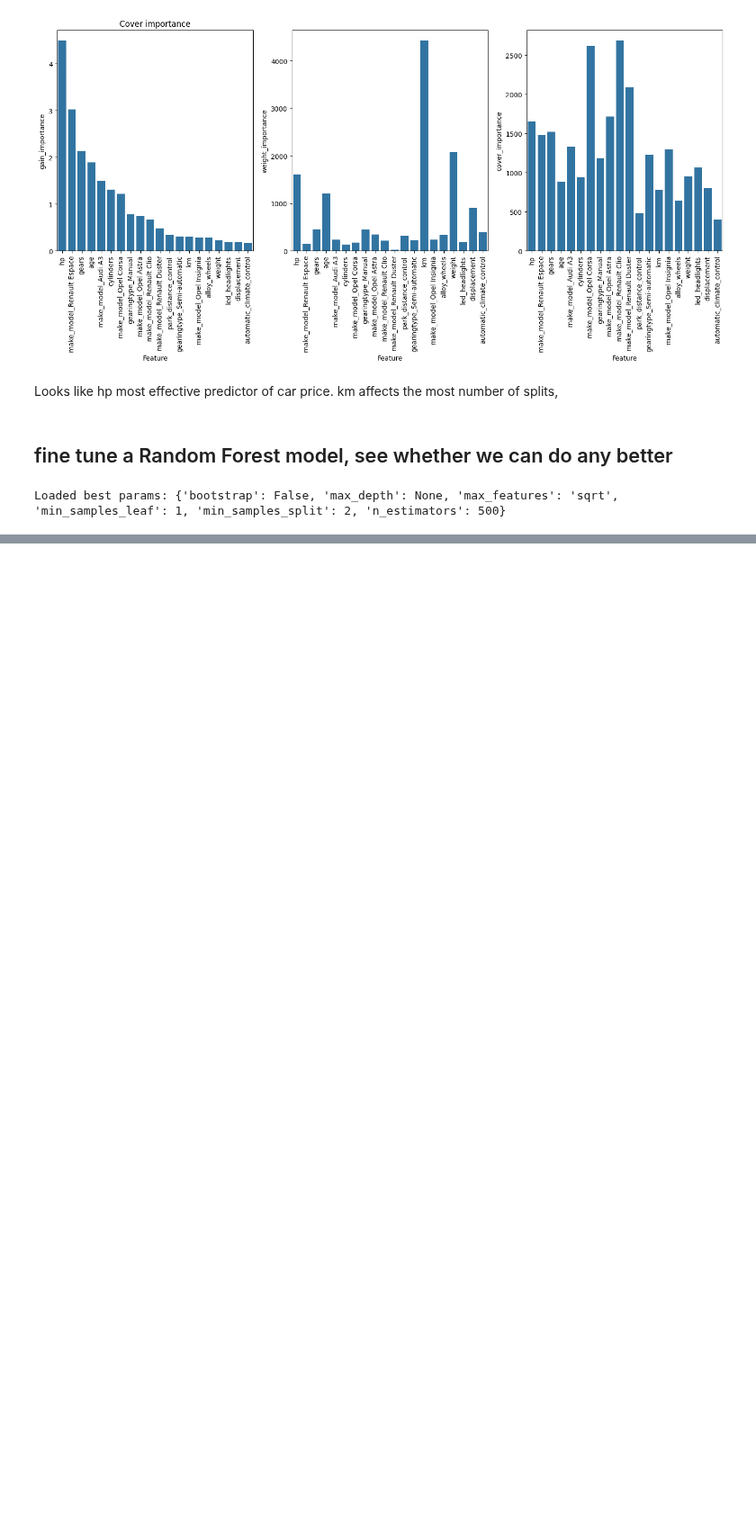
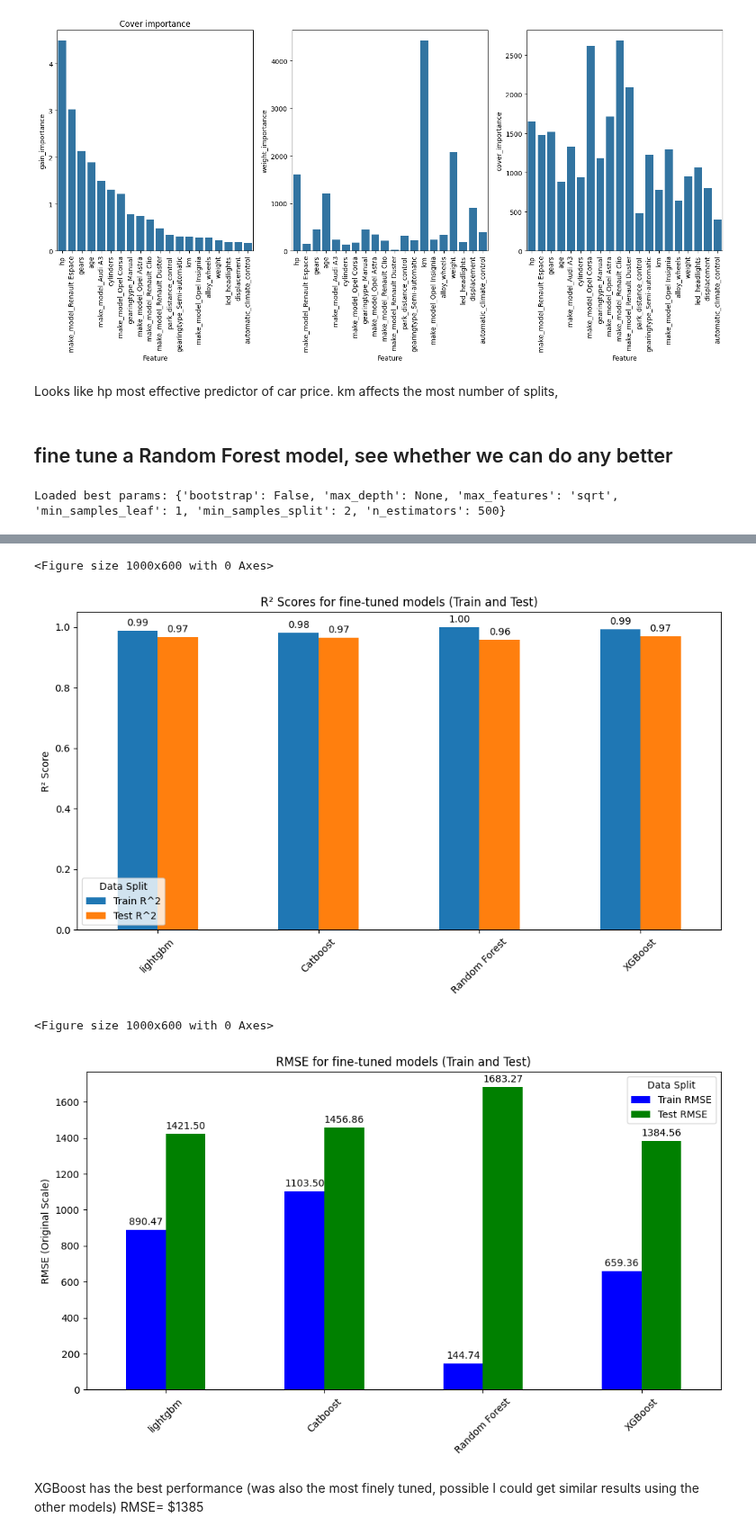
Before and after one commit to balintstewart77/magnimind-assignments, a Jupyter notebook: Auto_scout/auto_scout_part6_estimators.ipynb, the cells around one changed output, grey strips where cells are left out. Shown at 90% size. Cells and saved outputs as stored; diff of their text form; code cells hidden in the pictures; blank space fills up the shorter version.

```diff
--- a/Auto_scout/auto_scout_part6_estimators.ipynb
+++ b/Auto_scout/auto_scout_part6_estimators.ipynb
@@ -589,7 +580,8 @@ if run_gridsearch:
 Loaded best params: {'bootstrap': False, 'max_depth': None, 'max_features': 'sqrt', 'min_samples_leaf': 1, 'min_samples_split': 2, 'n_estimators': 500}
 # %%
 #instantiate model with opimised params
-rf_model_ft = RandomForestRegressor(bootstrap = False, max_depth = None, max_features= 'sqrt', min_samples_leaf = 1, min_samples_split = 2, n_estimators = 500)
+rf_model_ft = RandomForestRegressor(bootstrap = False, max_depth = None, max_features= 'sqrt',
+                                    min_samples_leaf = 1, min_samples_split = 2, n_estimators = 500, random_state = 42)
 
 # train the model
 rf_model_ft.fit(X_train, y_train_log)
@@ -615,3 +607,6 @@ results = {
         'Train RMSE':train_RMSE,
         'Test RMSE': test_RMSE
     }
+
+rf_tuned_results = pd.DataFrame(results, index=['Random Forest'])
+rf_tuned_results
@@ -632,0 +780,6 @@ Best Hyperparameters: {'bootstrap': False, 'max_depth': None, 'max_features': 's
+# %%
+# Compare fine-tuned models performance scores
+fine_tuned_results = pd.concat([lightgbm_tuned_results,
+                               catboost_tuned_results,
+                               rf_tuned_results,
+                               XGB_tuned], axis = 0)
@@ -632,0 +794,42 @@ Best Hyperparameters: {'bootstrap': False, 'max_depth': None, 'max_features': 's
+# %%
+# Draw barplots of the RMSE scores for each of the fine tuned models
+# Create a DataFrame for R2 and RMSE metrics only
+r2_df = fine_tuned_results[['Train R^2', 'Test R^2']]
+rmse_df = fine_tuned_results[['Train RMSE', 'Test RMSE']]
+# %%
+# Plot for R2 scores
+plt.figure(figsize=(10, 6))
+ax = r2_df.plot(kind='bar', figsize=(10, 6))
+plt.title('R² Scores for fine-tuned models (Train and Test)')
+plt.ylabel('R² Score')
+plt.xticks(rotation=45)
+plt.legend(title="Data Split")
+plt.tight_layout()  # To ensure labels don't overlap
+
+# Annotate values on top of the bars
+for p in ax.patches:
+    ax.annotate(f'{p.get_height():.2f}', (p.get_x() + p.get_width() / 2., p.get_height()),
+                ha='center', va='baseline', xytext=(0, 5), textcoords='offset points')
+plt.show()
+
+# Plot for RMSE scores
+plt.figure(figsize=(10, 6))
+ax = rmse_df.plot(kind='bar', figsize=(10, 6), color=['blue', 'green'])
+plt.title('RMSE for fine-tuned models (Train and Test)')
+plt.ylabel('RMSE (Original Scale)')
+plt.xticks(rotation=45)
+plt.legend(title="Data Split")
+plt.tight_layout()
+
+# Annotate values on top of the bars
+for p in ax.patches:
+    ax.annotate(f'{p.get_height():.2f}', (p.get_x() + p.get_width() / 2., p.get_height()),
+                ha='center', va='baseline', xytext=(0, 5), textcoords='offset points')
+plt.show()
+# %% [output]
+<Figure size 1000x600 with 0 Axes>
+[figure, added]
+<Figure size 1000x600 with 0 Axes>
+[figure, added]
+# %% [markdown]
+XGBoost has the best performance (was also the most finely tuned, possible I could get similar results using the other models) RMSE= $1385
```
Also changed, not shown: parts of 19 cells of this notebook, 39 other files.
